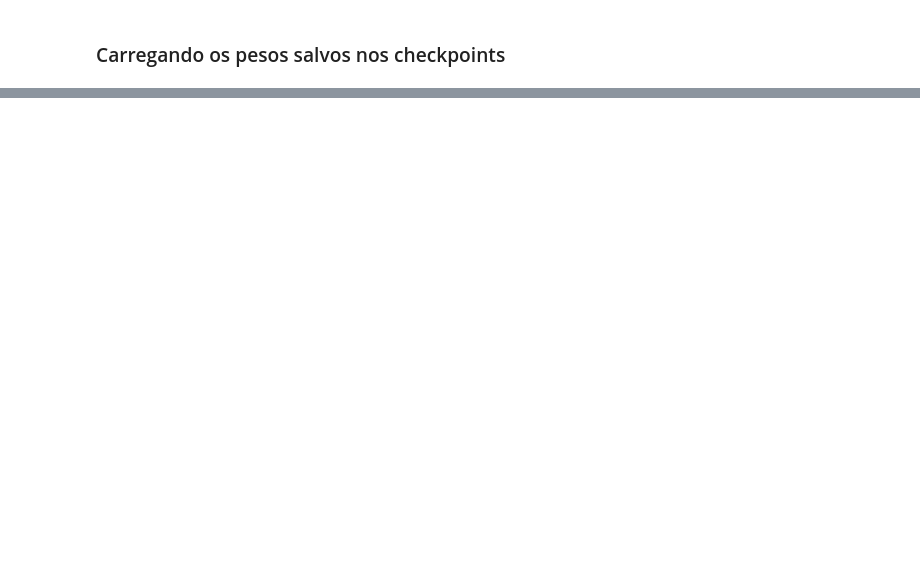
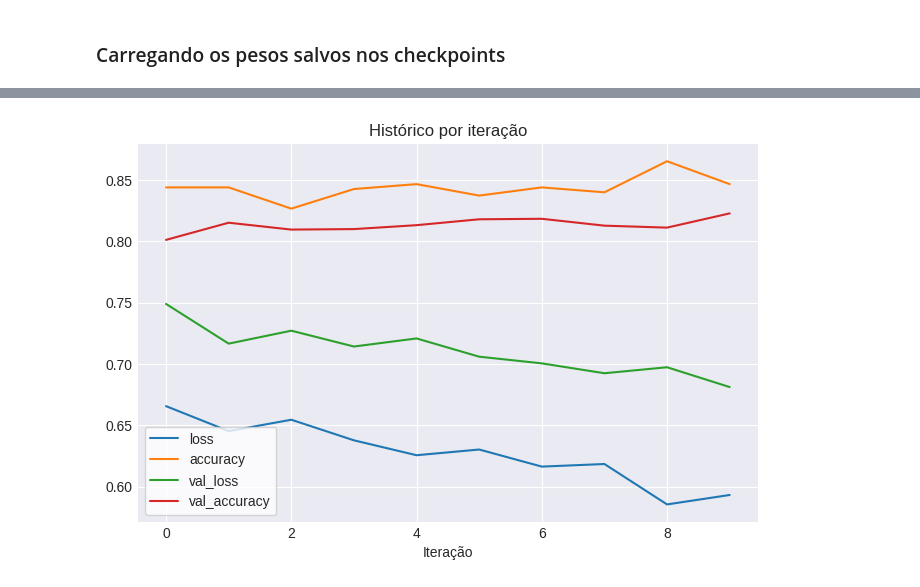
Before and after one commit to flohmannjr/tensorflow_curso, a Jupyter notebook: TensorFlow_TL2_Fine_tuning.ipynb, the cells around one changed output, grey strips where cells are left out. Drawn from its saved outputs; the diff is of its cells as text; code cells hidden in the pictures; blank space fills up the shorter version.

```diff
--- a/TensorFlow_TL2_Fine_tuning.ipynb
+++ b/TensorFlow_TL2_Fine_tuning.ipynb
@@ -412,3 +401,3 @@ validacao_modelo_02_ajustado = modelo_02.evaluate(dados_teste)
 # %%
-# Carregar os pesos retorna o modelo a um checkpoint.
-modelo_02.load_weights(CAMINHO_CHECKPOINT)
+# # Carregar os pesos retorna o modelo a um checkpoint.
+# modelo_02.load_weights(CAMINHO_CHECKPOINT)
@@ -440,0 +419,3 @@ array([-0.0043819,  0.0072   ])
+# %%
+modelo_03 = modelo_02
+modelo_03._name = 'Modelo_03'
@@ -440,0 +432,15 @@ array([-0.0043819,  0.0072   ])
+# %%
+modelo_03.compile(loss=PERDA,
+                  optimizer=Adam(learning_rate=0.0001),
+                  metrics=METRICAS)
+# %%
+# Sintonia fina para 5 iterações a mais que o modelo anterior (5 + 5 = 10).
+
+historico_03 = modelo_03.fit(dados_treino_10,
+                             epochs=10,
+                             steps_per_epoch=len(dados_treino_10),
+                             validation_data=dados_teste,
+                             validation_steps=len(dados_teste),
+                             callbacks=[criar_callback_tensorboard(diretorio='transfer_learning',
+                                                                   experimento='modelo_03_10_por_cento_expandido_resintonizado')],
+                             verbose=1)
@@ -440,0 +465,4 @@ array([-0.0043819,  0.0072   ])
+# %%
+grafico_perda_precisao_por_iteracao(historico_03)
+# %% [output]
+[figure, added]
```
Also changed, not shown: parts of 24 cells of this notebook.
